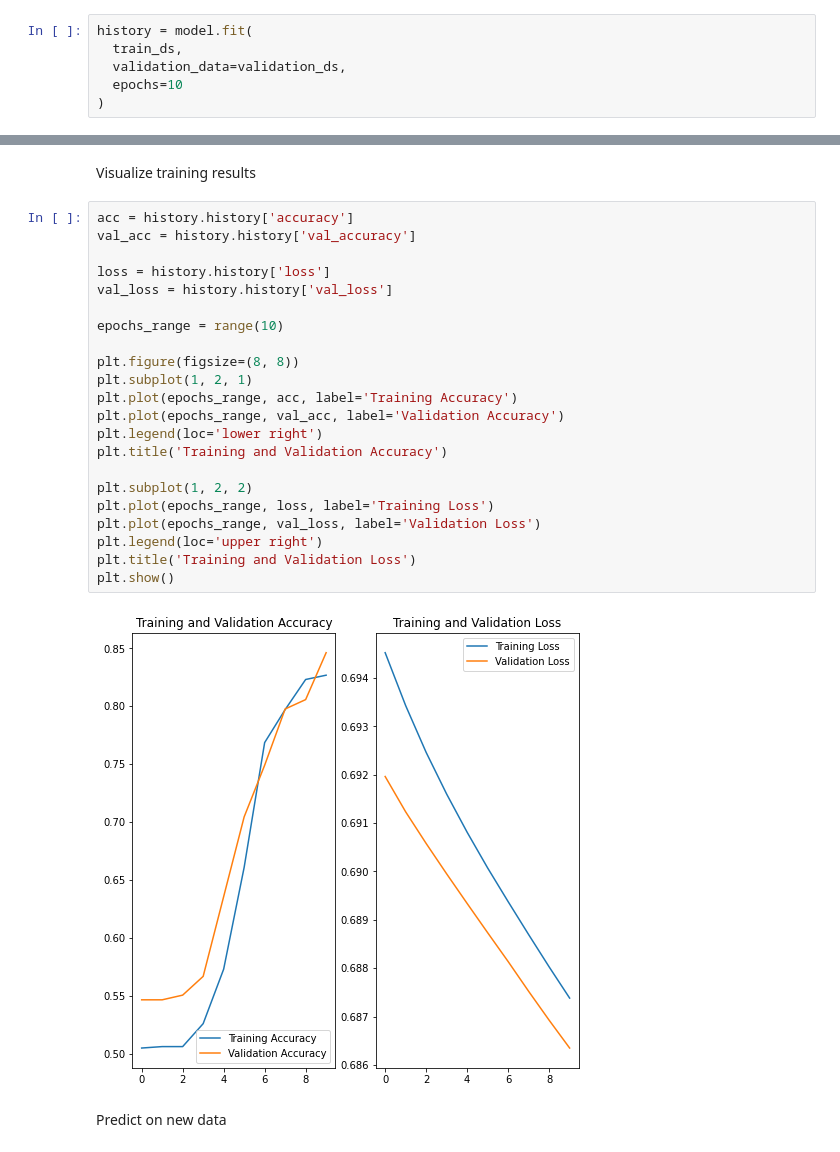
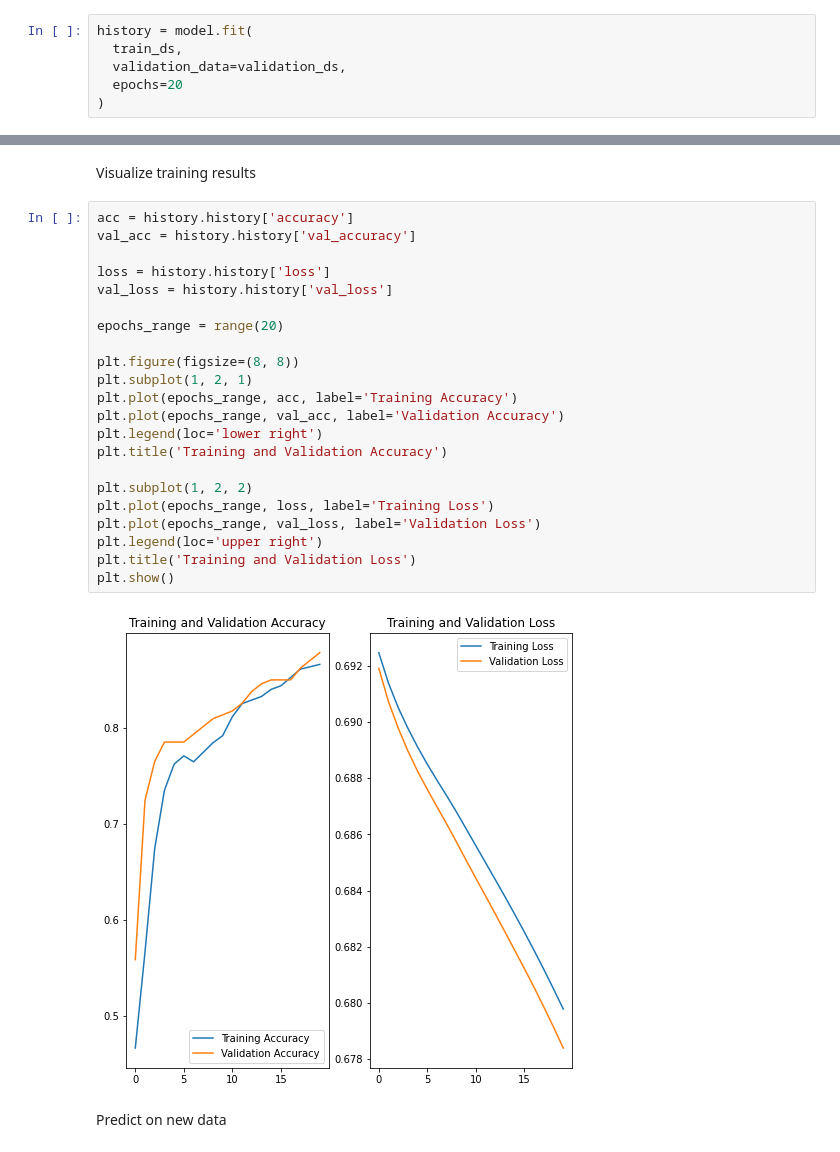
Before and after one commit to someonesphantom/ml_learn, a Jupyter notebook: DFU_project/trial copy.ipynb, the cells around one changed output, grey strips where cells are left out. Saved outputs shown, nothing was run; the diff lists cells and outputs as text.

Commit message:
epochs increased to 20

```diff
--- a/DFU_project/trial copy.ipynb
+++ b/DFU_project/trial copy.ipynb
@@ -203,6 +203,6 @@ training the model
 history = model.fit(
   train_ds,
   validation_data=validation_ds,
-  epochs=10
+  epochs=20
 )
 # %% [output]
@@ -231,27 +228,27 @@ Visualize training results
 # %%
 acc = history.history['accuracy']
 val_acc = history.history['val_accuracy']
 
 loss = history.history['loss']
 val_loss = history.history['val_loss']
 
-epochs_range = range(10)
+epochs_range = range(20)
 
 plt.figure(figsize=(8, 8))
 plt.subplot(1, 2, 1)
 plt.plot(epochs_range, acc, label='Training Accuracy')
 plt.plot(epochs_range, val_acc, label='Validation Accuracy')
 plt.legend(loc='lower right')
 plt.title('Training and Validation Accuracy')
 
 plt.subplot(1, 2, 2)
 plt.plot(epochs_range, loss, label='Training Loss')
 plt.plot(epochs_range, val_loss, label='Validation Loss')
 plt.legend(loc='upper right')
 plt.title('Training and Validation Loss')
 plt.show()
 # %% [output]
-[figure, old version]
+[figure, new version]
 # %% [markdown]
 Predict on new data
 # %%
```
Also changed, not shown: parts of 3 cells of this notebook.
